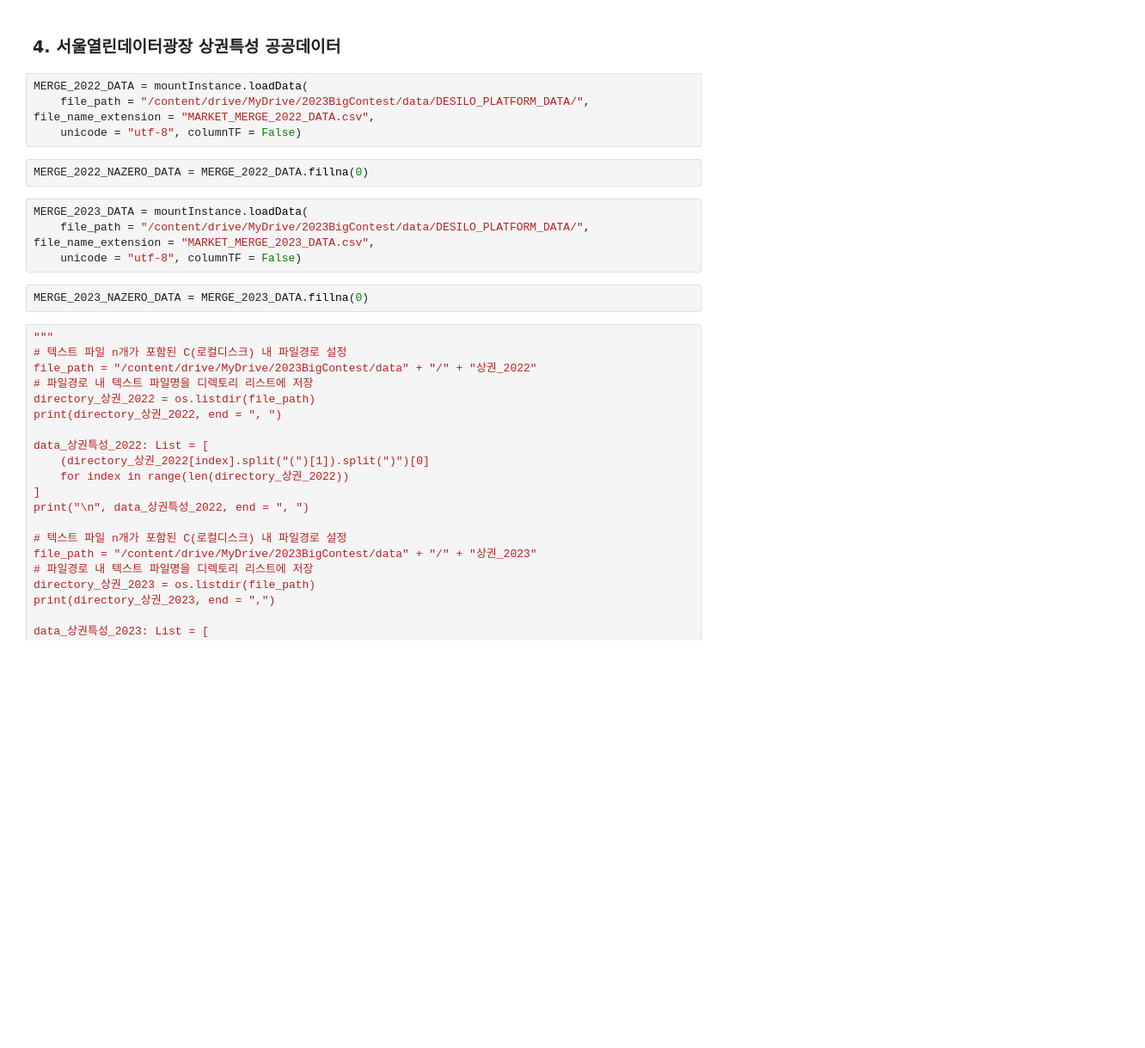
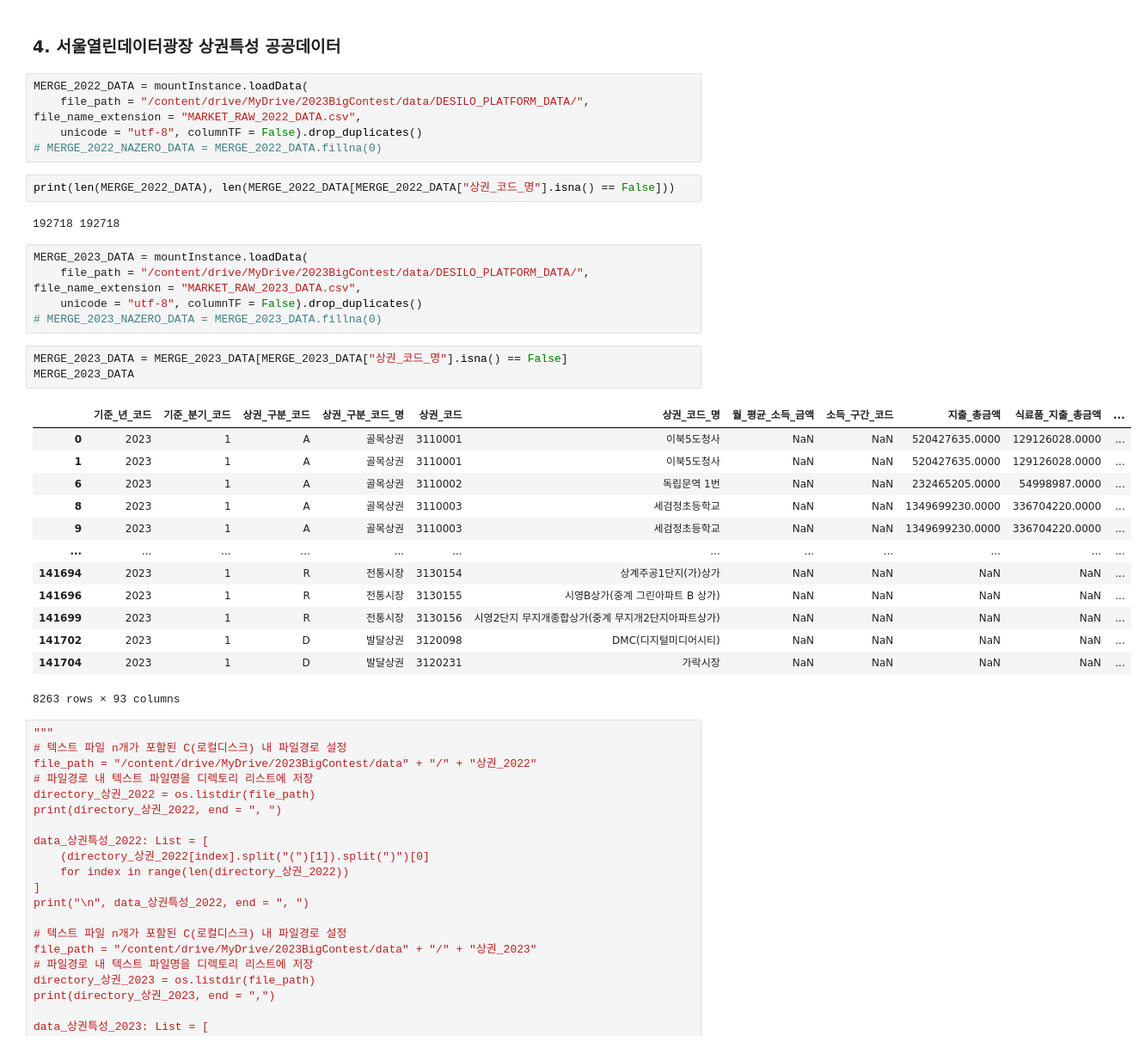
Before and after one commit to Gayeon6423/2023BigContest, a Jupyter notebook: [SALES_FIELD]_GRADE_TRANSFORMATION.ipynb, the cells around one changed output. Shown at 86% size. Drawn from its saved outputs; the diff is of its cells as text; blank space fills up the shorter version.

```diff
--- a/[SALES_FIELD]_GRADE_TRANSFORMATION.ipynb
+++ b/[SALES_FIELD]_GRADE_TRANSFORMATION.ipynb
@@ -120,16 +121,35 @@ MARKET_LOC_MAP.drop(["상권_코드_2022", "상권_코드_2023"], axis = 1, inpl
 ### 4. 서울열린데이터광장 상권특성 공공데이터
 # %%
 MERGE_2022_DATA = mountInstance.loadData(
-    file_path = "/content/drive/MyDrive/2023BigContest/data/DESILO_PLATFORM_DATA/", file_name_extension = "MARKET_MERGE_2022_DATA.csv",
-    unicode = "utf-8", columnTF = False)
+    file_path = "/content/drive/MyDrive/2023BigContest/data/DESILO_PLATFORM_DATA/", file_name_extension = "MARKET_RAW_2022_DATA.csv",
+    unicode = "utf-8", columnTF = False).drop_duplicates()
+# MERGE_2022_NAZERO_DATA = MERGE_2022_DATA.fillna(0)
-# %%
-MERGE_2022_NAZERO_DATA = MERGE_2022_DATA.fillna(0)
+# %%
+print(len(MERGE_2022_DATA), len(MERGE_2022_DATA[MERGE_2022_DATA["상권_코드_명"].isna() == False]))
+# %% [output]
+192718 192718
 # %%
 MERGE_2023_DATA = mountInstance.loadData(
-    file_path = "/content/drive/MyDrive/2023BigContest/data/DESILO_PLATFORM_DATA/", file_name_extension = "MARKET_MERGE_2023_DATA.csv",
-    unicode = "utf-8", columnTF = False)
+    file_path = "/content/drive/MyDrive/2023BigContest/data/DESILO_PLATFORM_DATA/", file_name_extension = "MARKET_RAW_2023_DATA.csv",
+    unicode = "utf-8", columnTF = False).drop_duplicates()
+# MERGE_2023_NAZERO_DATA = MERGE_2023_DATA.fillna(0)
-# %%
-MERGE_2023_NAZERO_DATA = MERGE_2023_DATA.fillna(0)
+# %%
+MERGE_2023_DATA = MERGE_2023_DATA[MERGE_2023_DATA["상권_코드_명"].isna() == False]
+MERGE_2023_DATA
+# %% [output]
+|  | 기준_년_코드 | 기준_분기_코드 | 상권_구분_코드 | 상권_구분_코드_명 | 상권_코드 | 상권_코드_명 | 월_평균_소득_금액 | 소득_구간_코드 | 지출_총금액 | 식료품_지출_총금액 | ... |
+| 0 | 2023 | 1 | A | 골목상권 | 3110001 | 이북5도청사 | NaN | NaN | 520427635.0000 | 129126028.0000 | ... |
+| 1 | 2023 | 1 | A | 골목상권 | 3110001 | 이북5도청사 | NaN | NaN | 520427635.0000 | 129126028.0000 | ... |
+| 6 | 2023 | 1 | A | 골목상권 | 3110002 | 독립문역 1번 | NaN | NaN | 232465205.0000 | 54998987.0000 | ... |
+| 8 | 2023 | 1 | A | 골목상권 | 3110003 | 세검정초등학교 | NaN | NaN | 1349699230.0000 | 336704220.0000 | ... |
+| 9 | 2023 | 1 | A | 골목상권 | 3110003 | 세검정초등학교 | NaN | NaN | 1349699230.0000 | 336704220.0000 | ... |
+| ... | ... | ... | ... | ... | ... | ... | ... | ... | ... | ... | ... |
+| 141694 | 2023 | 1 | R | 전통시장 | 3130154 | 상계주공1단지(가)상가 | NaN | NaN | NaN | NaN | ... |
+| 141696 | 2023 | 1 | R | 전통시장 | 3130155 | 시영B상가(중계 그린아파트 B 상가) | NaN | NaN | NaN | NaN | ... |
+| 141699 | 2023 | 1 | R | 전통시장 | 3130156 | 시영2단지 무지개종합상가(중계 무지개2단지아파트상가) | NaN | NaN | NaN | NaN | ... |
+| 141702 | 2023 | 1 | D | 발달상권 | 3120098 | DMC(디지털미디어시티) | NaN | NaN | NaN | NaN | ... |
+| 141704 | 2023 | 1 | D | 발달상권 | 3120231 | 가락시장 | NaN | NaN | NaN | NaN | ... |
+8263 rows × 93 columns
 # %%
 """
 # 텍스트 파일 n개가 포함된 C(로컬디스크) 내 파일경로 설정
```
Also changed, not shown: parts of 27 cells of this notebook.
